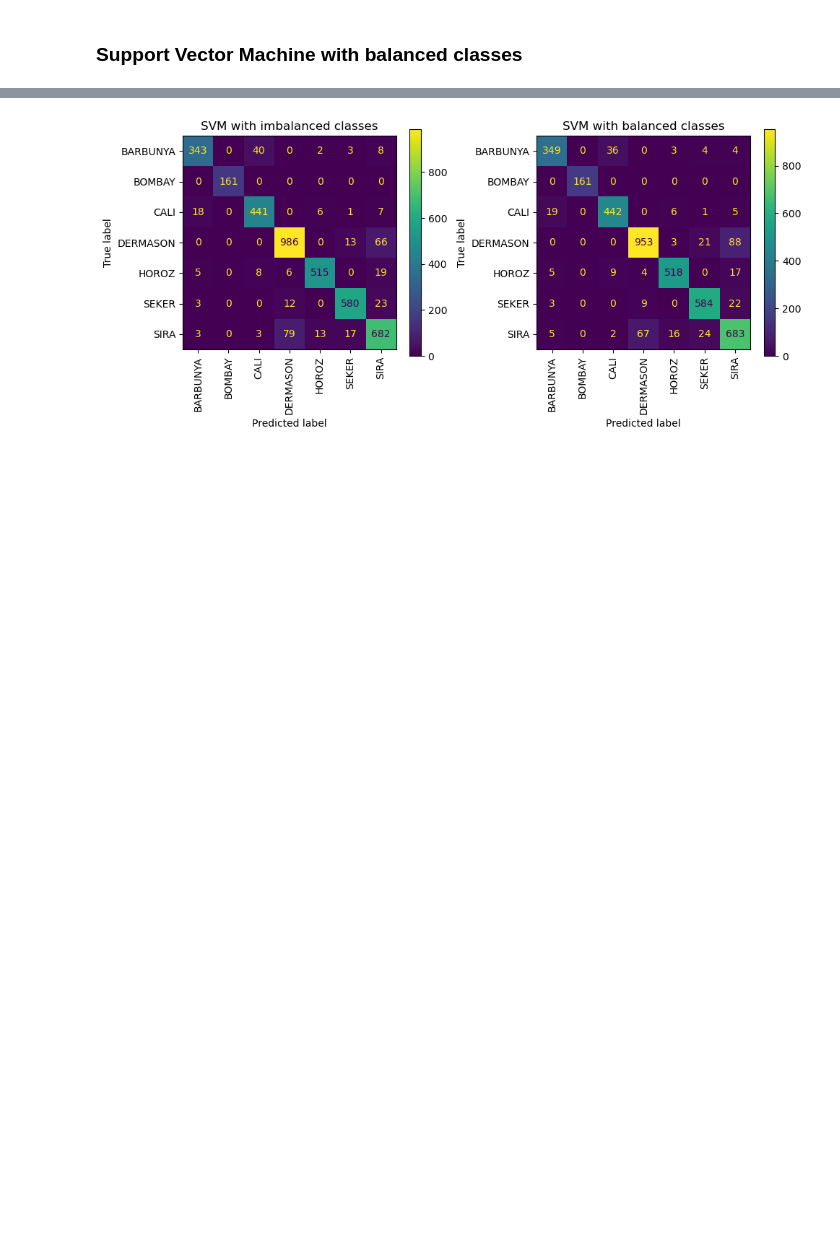
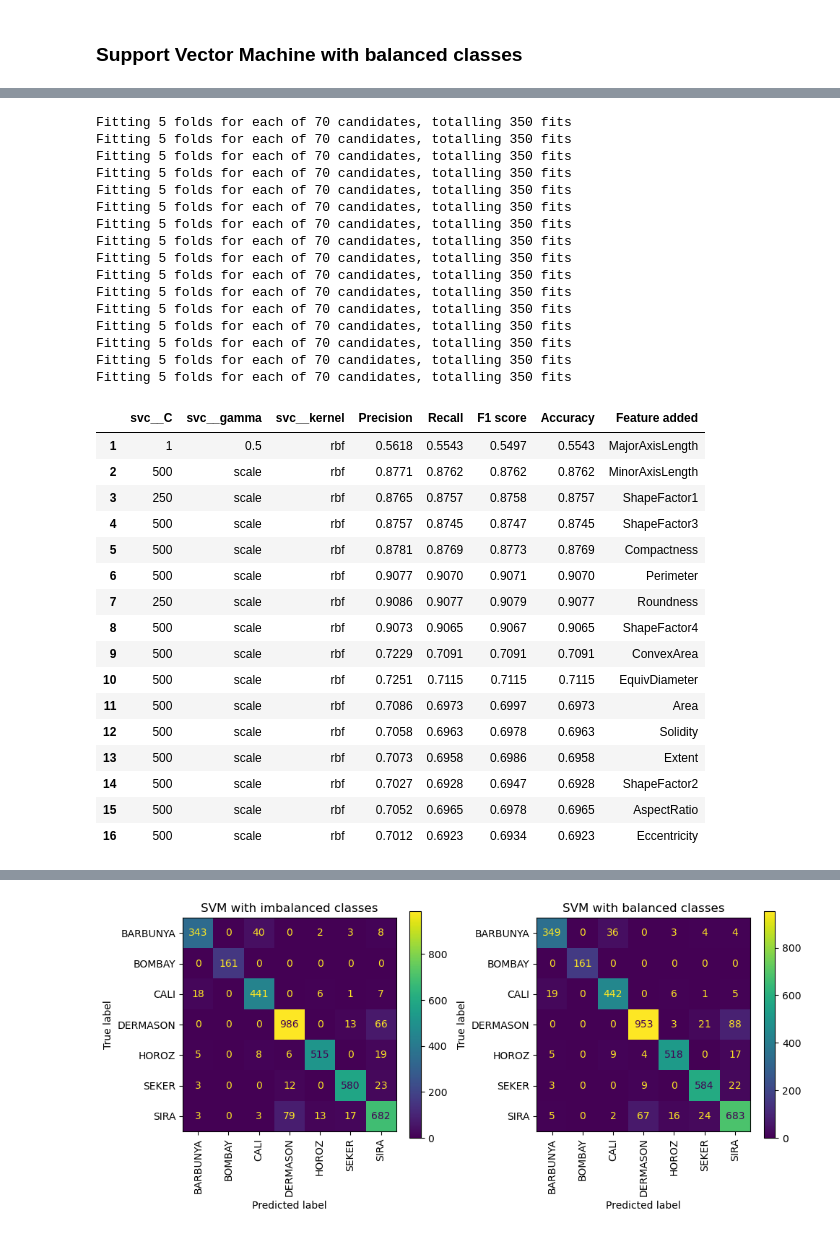
Before and after one commit to jesusch10/beans_classification, a Jupyter notebook: 4_support_vector_machine.ipynb, the cells around one changed output, grey strips where cells are left out. Drawn from its saved outputs; the diff is of its cells as text; code cells hidden in the pictures; blank space fills up the shorter version.

Commit message:
Optimizating with Pipeline

```diff
--- a/4_support_vector_machine.ipynb
+++ b/4_support_vector_machine.ipynb
@@ -254,0 +191,64 @@ Fitting 5 folds for each of 70 candidates, totalling 350 fits
+# %%
+# After oversampling the training data with SMOTE, AGAIN finding and evaluating the optimal model
+svc_clf = SVC(random_state=42)
+smote = SMOTE(random_state=42)
+pipeline = Pipeline([("smote", SMOTE()), ("svc", svc_clf)])
+kf = StratifiedKFold(n_splits=5, shuffle=True, random_state=42)
+grid_search_balanced = GridSearchCV(estimator=pipeline, param_grid=param_grid, cv=kf, scoring='f1_weighted', verbose=1, n_jobs=-1)
+
+features_train = []
+results_df1 = pd.DataFrame(columns = ['svc__C', 'svc__gamma', 'svc__kernel'])
+results_df2 = pd.DataFrame(columns = ['Precision', 'Recall', 'F1 score', 'Accuracy', 'Feature added'])
+
+with tqdm(total=len(features_list)) as progress_bar:
+    for feature_index, feature_importance in features_list:
+
+        # Optimizing the hyperparameters
+        features_train.append(feature_index)
+        X_train_temp = X_train.iloc[:,features_train]
+        grid_search_balanced.fit(X_train_temp, y_train)
+        results_df1.loc[len(features_train)] = grid_search_balanced.best_params_
+
+        # Evaluating the model
+        best_clf_balanced = grid_search_balanced.best_estimator_
+        y_pred_balanced = best_clf_balanced.predict(X_test.iloc[:,features_train])
+        feature = X_train.columns[feature_index]
+        results_df2.loc[len(features_train)] = calculate_metrics(y_test, y_pred_balanced) + [feature]
+        progress_bar.update(1)
+
+results_df = pd.concat([results_df1, results_df2], axis = 1)
+results_df
+# %% [output]
+Fitting 5 folds for each of 70 candidates, totalling 350 fits
+Fitting 5 folds for each of 70 candidates, totalling 350 fits
+Fitting 5 folds for each of 70 candidates, totalling 350 fits
+Fitting 5 folds for each of 70 candidates, totalling 350 fits
+Fitting 5 folds for each of 70 candidates, totalling 350 fits
+Fitting 5 folds for each of 70 candidates, totalling 350 fits
+Fitting 5 folds for each of 70 candidates, totalling 350 fits
+Fitting 5 folds for each of 70 candidates, totalling 350 fits
+Fitting 5 folds for each of 70 candidates, totalling 350 fits
+Fitting 5 folds for each of 70 candidates, totalling 350 fits
+Fitting 5 folds for each of 70 candidates, totalling 350 fits
+Fitting 5 folds for each of 70 candidates, totalling 350 fits
+Fitting 5 folds for each of 70 candidates, totalling 350 fits
+Fitting 5 folds for each of 70 candidates, totalling 350 fits
+Fitting 5 folds for each of 70 candidates, totalling 350 fits
+Fitting 5 folds for each of 70 candidates, totalling 350 fits
+|  | svc__C | svc__gamma | svc__kernel | Precision | Recall | F1 score | Accuracy | Feature added |
+| 1 | 1 | 0.5 | rbf | 0.5618 | 0.5543 | 0.5497 | 0.5543 | MajorAxisLength |
+| 2 | 500 | scale | rbf | 0.8771 | 0.8762 | 0.8762 | 0.8762 | MinorAxisLength |
+| 3 | 250 | scale | rbf | 0.8765 | 0.8757 | 0.8758 | 0.8757 | ShapeFactor1 |
+| 4 | 500 | scale | rbf | 0.8757 | 0.8745 | 0.8747 | 0.8745 | ShapeFactor3 |
+| 5 | 500 | scale | rbf | 0.8781 | 0.8769 | 0.8773 | 0.8769 | Compactness |
+| 6 | 500 | scale | rbf | 0.9077 | 0.9070 | 0.9071 | 0.9070 | Perimeter |
+| 7 | 250 | scale | rbf | 0.9086 | 0.9077 | 0.9079 | 0.9077 | Roundness |
+| 8 | 500 | scale | rbf | 0.9073 | 0.9065 | 0.9067 | 0.9065 | ShapeFactor4 |
+| 9 | 500 | scale | rbf | 0.7229 | 0.7091 | 0.7091 | 0.7091 | ConvexArea |
+| 10 | 500 | scale | rbf | 0.7251 | 0.7115 | 0.7115 | 0.7115 | EquivDiameter |
+| 11 | 500 | scale | rbf | 0.7086 | 0.6973 | 0.6997 | 0.6973 | Area |
+| 12 | 500 | scale | rbf | 0.7058 | 0.6963 | 0.6978 | 0.6963 | Solidity |
+| 13 | 500 | scale | rbf | 0.7073 | 0.6958 | 0.6986 | 0.6958 | Extent |
+| 14 | 500 | scale | rbf | 0.7027 | 0.6928 | 0.6947 | 0.6928 | ShapeFactor2 |
+| 15 | 500 | scale | rbf | 0.7052 | 0.6965 | 0.6978 | 0.6965 | AspectRatio |
+| 16 | 500 | scale | rbf | 0.7012 | 0.6923 | 0.6934 | 0.6923 | Eccentricity |
```
Also changed, not shown: parts of 10 cells of this notebook, 4 other files.
